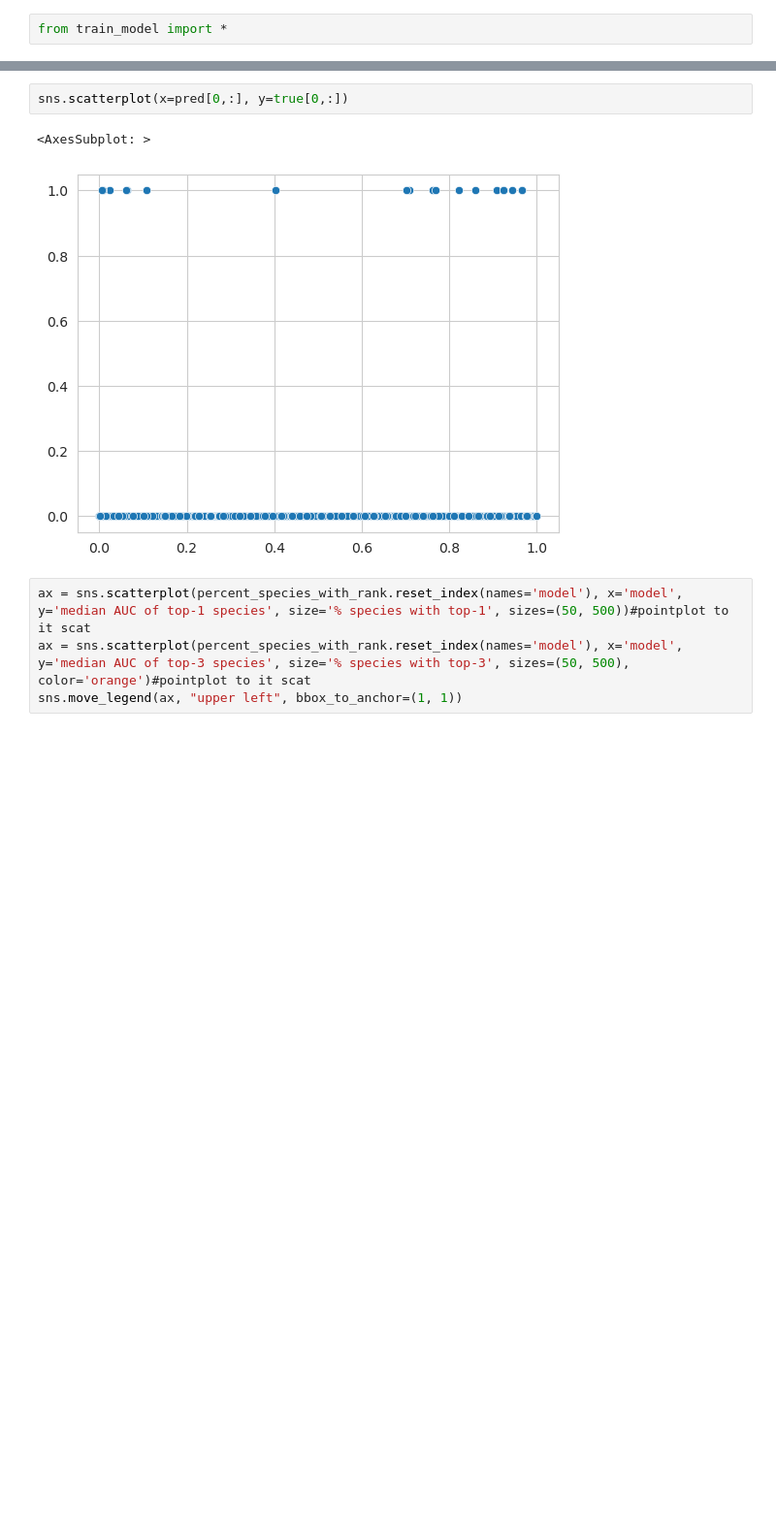
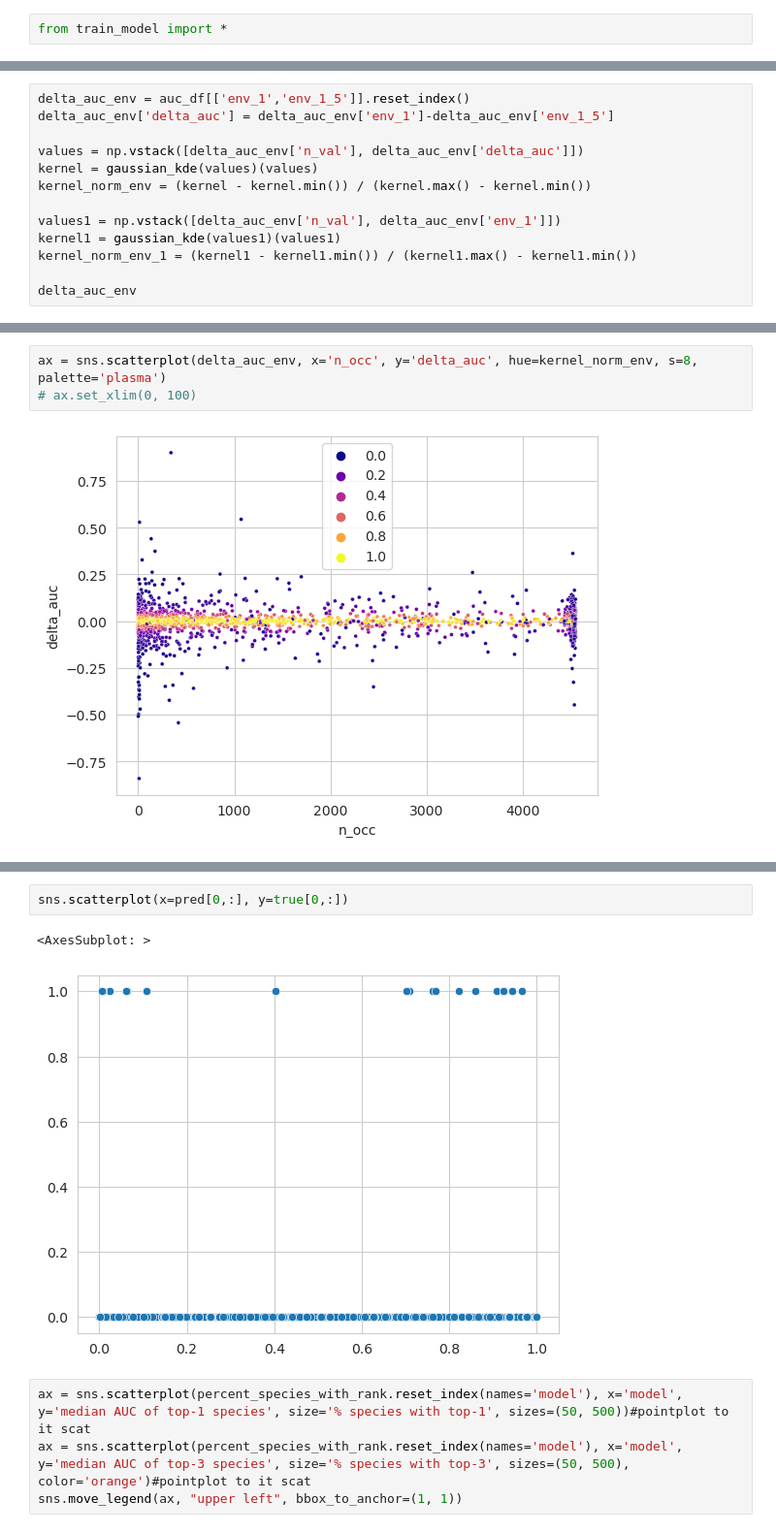
Before and after one commit to ninavantiel/multi_scale_SDMs, a Jupyter notebook: model_evaluation.ipynb, the cells around one changed output, grey strips where cells are left out. Shown at 97% size. Cells and saved outputs as stored; diff of their text form; blank space fills up the shorter version.

Commit message:
figures

```diff
--- a/model_evaluation.ipynb
+++ b/model_evaluation.ipynb
@@ -290,0 +253,13 @@ ax.set(xlabel='delta AUC', ylabel= 'proportion of species')
+# %%
+delta_auc_env = auc_df[['env_1','env_1_5']].reset_index()
+delta_auc_env['delta_auc'] = delta_auc_env['env_1']-delta_auc_env['env_1_5']
+
+values = np.vstack([delta_auc_env['n_val'], delta_auc_env['delta_auc']])
+kernel = gaussian_kde(values)(values)
+kernel_norm_env = (kernel - kernel.min()) / (kernel.max() - kernel.min())
+
+values1 = np.vstack([delta_auc_env['n_val'], delta_auc_env['env_1']])
+kernel1 = gaussian_kde(values1)(values1)
+kernel_norm_env_1 = (kernel1 - kernel1.min()) / (kernel1.max() - kernel1.min())
+
+delta_auc_env
@@ -290,0 +292,5 @@ ax.set(xlabel='delta AUC', ylabel= 'proportion of species')
+# %%
+ax = sns.scatterplot(delta_auc_env, x='n_occ', y='delta_auc', hue=kernel_norm_env, s=8, palette='plasma')
+# ax.set_xlim(0, 100)
+# %% [output]
+[figure, added]
```
Also changed, not shown: parts of 64 cells of this notebook, 5 other files.
